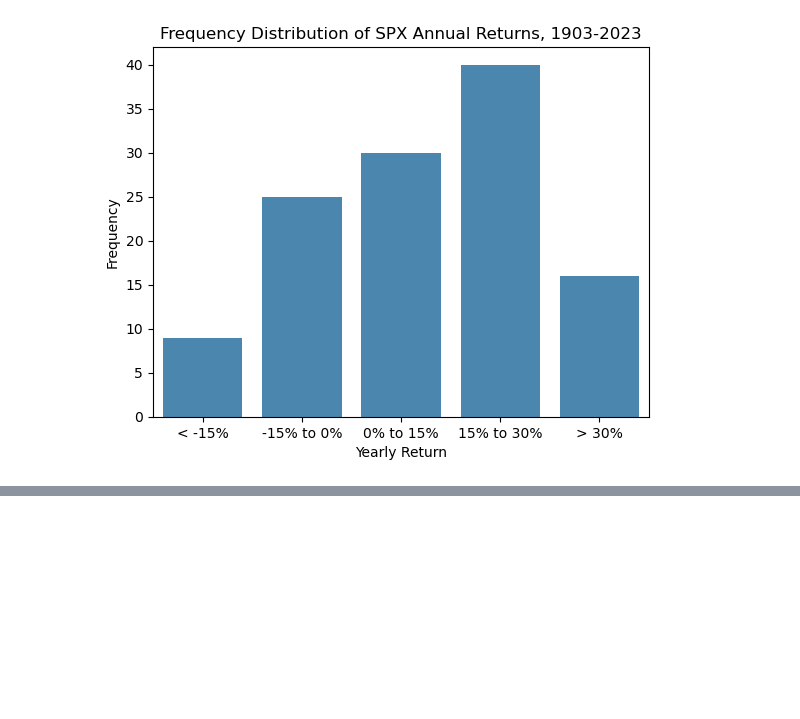
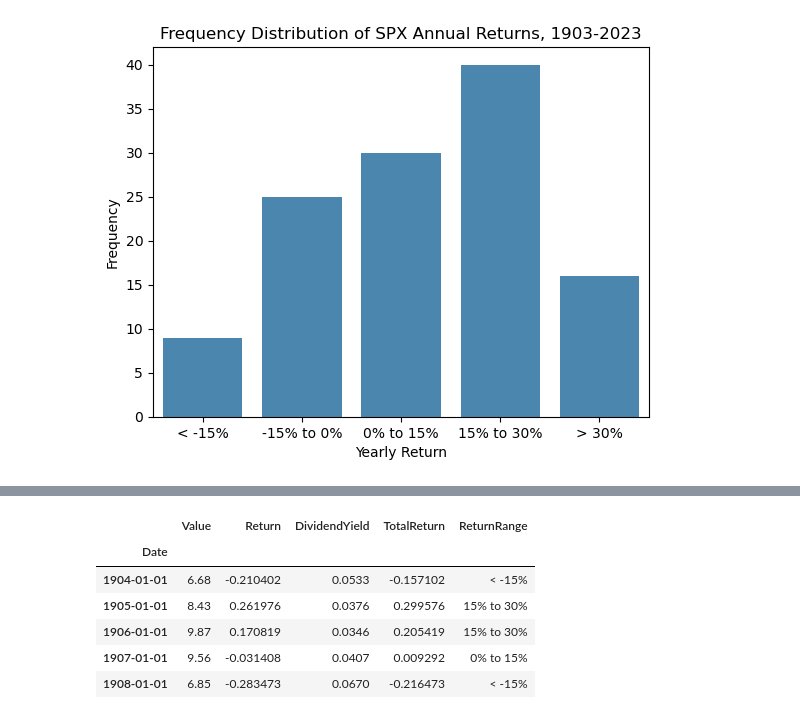
Before and after one commit to niklas-fischer/safehaven, a Jupyter notebook: notebooks/main.ipynb, the cells around one changed output, grey strips where cells are left out. Drawn from its saved outputs; the diff is of its cells as text; code cells hidden in the pictures; blank space fills up the shorter version.

```diff
--- a/notebooks/main.ipynb
+++ b/notebooks/main.ipynb
@@ -422,0 +424,10 @@ nietzschesdemon.plot_random_walk_frequency_distribution(num_walks, num_years, sp
+# %%
+sp500.head()
+# %% [output]
+|  | Value | Return | DividendYield | TotalReturn | ReturnRange |
+| Date |  |  |  |  |  |
+| 1904-01-01 | 6.68 | -0.210402 | 0.0533 | -0.157102 | < -15% |
+| 1905-01-01 | 8.43 | 0.261976 | 0.0376 | 0.299576 | 15% to 30% |
+| 1906-01-01 | 9.87 | 0.170819 | 0.0346 | 0.205419 | 15% to 30% |
+| 1907-01-01 | 9.56 | -0.031408 | 0.0407 | 0.009292 | 0% to 15% |
+| 1908-01-01 | 6.85 | -0.283473 | 0.0670 | -0.216473 | < -15% |
```
Also changed, not shown: parts of 17 cells of this notebook.
